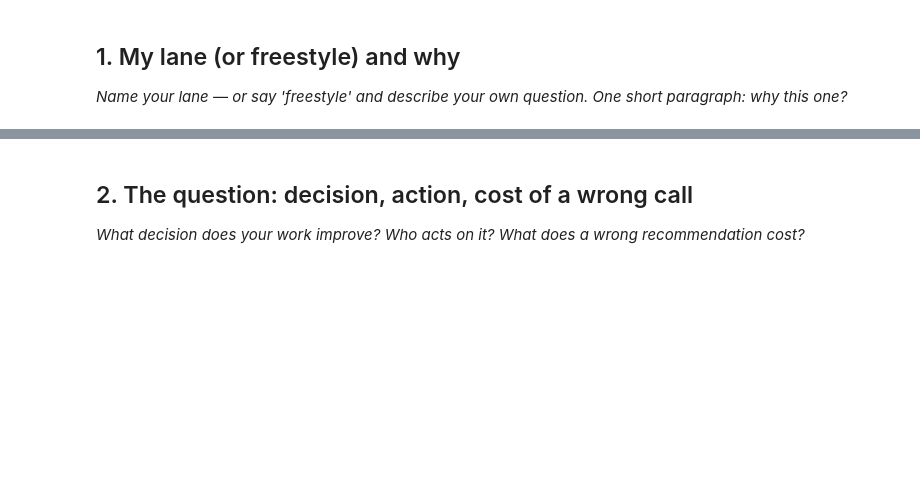
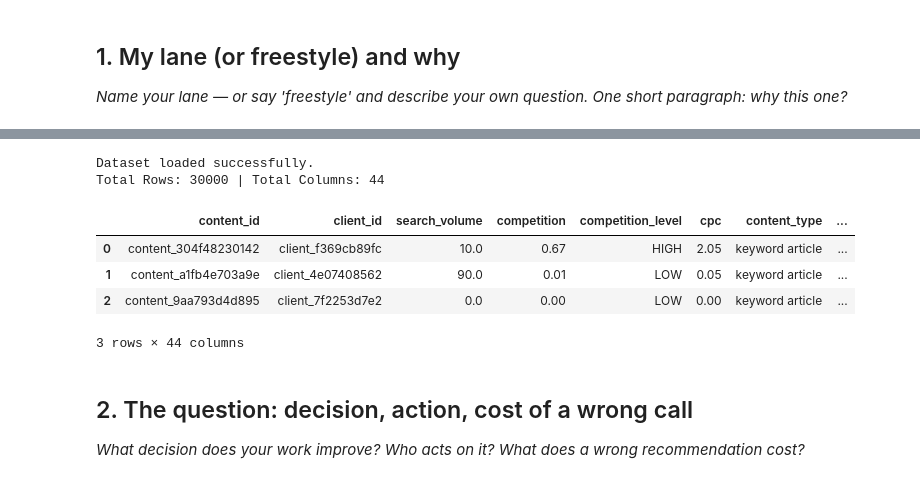
Before and after one commit to JoudMana/ML_Internship, a Jupyter notebook: work/notebooks/w01_research_question.ipynb, the cells around one changed output, grey strips where cells are left out. Drawn from its saved outputs; the diff is of its cells as text; code cells hidden in the pictures; blank space fills up the shorter version.

```diff
--- a/work/notebooks/w01_research_question.ipynb
+++ b/work/notebooks/w01_research_question.ipynb
@@ -16,3 +31,16 @@ This skeleton is yours to fill. Work the sections **in order** — each one has
+# %%
+df = pd.read_csv('data/raw/content_refresh_anonymized.csv')
+print("Dataset loaded successfully.")
+print(f"Total Rows: {df.shape[0]} | Total Columns: {df.shape[1]}")
+df.head(3)
+# %% [output]
+Dataset loaded successfully.
+Total Rows: 30000 | Total Columns: 44
+|  | content_id | client_id | search_volume | competition | competition_level | cpc | content_type | ... |
+| 0 | content_304f48230142 | client_f369cb89fc | 10.0 | 0.67 | HIGH | 2.05 | keyword article | ... |
+| 1 | content_a1fb4e703a9e | client_4e07408562 | 90.0 | 0.01 | LOW | 0.05 | keyword article | ... |
+| 2 | content_9aa793d4d895 | client_7f2253d7e2 | 0.0 | 0.00 | LOW | 0.00 | keyword article | ... |
+3 rows × 44 columns
 # %% [markdown]
 ## 2. The question: decision, action, cost of a wrong call
 
```
Also changed, not shown: parts of 12 cells of this notebook.
